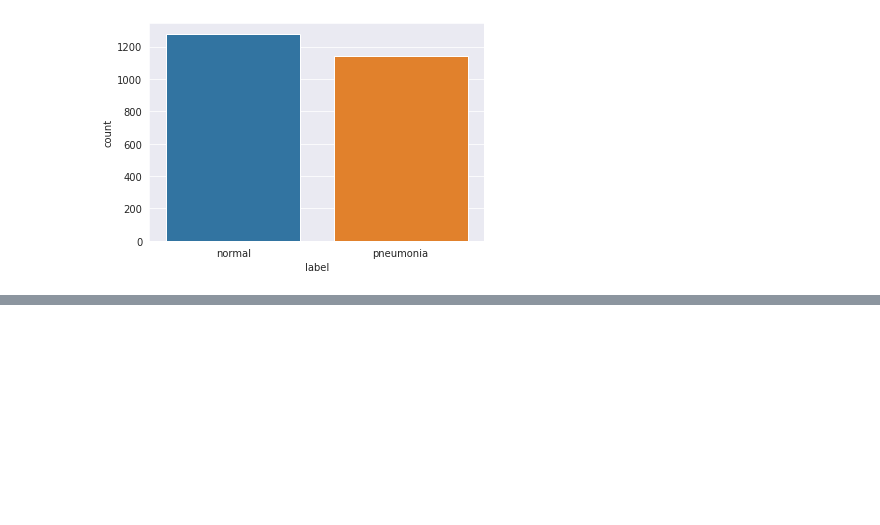
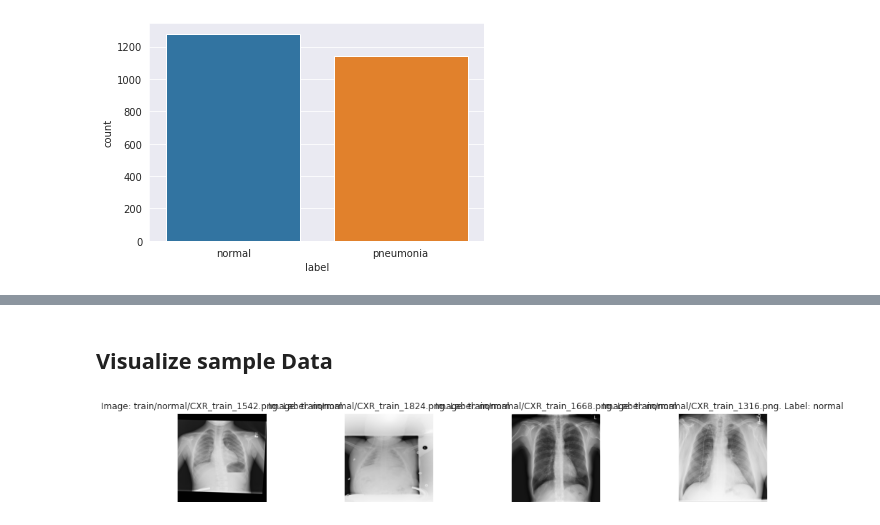
Before and after one commit to plaban1981/Pytorch_lightning, a Jupyter notebook: Pneumonia_Classification_Challenge_by_Segmind_pytorch_lightning.ipynb, the cells around one changed output, grey strips where cells are left out. Drawn from its saved outputs; the diff is of its cells as text; code cells hidden in the pictures; blank space fills up the shorter version.

```diff
--- a/Pneumonia_Classification_Challenge_by_Segmind_pytorch_lightning.ipynb
+++ b/Pneumonia_Classification_Challenge_by_Segmind_pytorch_lightning.ipynb
@@ -128,0 +141,17 @@ ds.__getitem__(1)
+# %% [markdown]
+## Visualize sample Data
+# %%
+selected_images = []
+path = "/content/content/pneumonia_dataset/"
+fig = plt.figure(figsize=(16, 16))
+for i in range(5):
+    for i, (idx, row) in enumerate(train_df.loc[train_df['label'] == "normal"].sample(4).iterrows()):
+        ax = fig.add_subplot(6, 4, 1* 4 + i + 1, xticks=[], yticks=[])
+        img = cv2.imread(f"{path}{row['filename']}")
+        img = cv2.cvtColor(img, cv2.COLOR_BGR2RGB)
+        plt.imshow(img)
+        ax.set_title(f"Image: {row['filename']}. Label: {row['label']}")
+        if i == 0:
+            selected_images.append(img)
+# %% [output]
+[figure, added]
```
Also changed, not shown: parts of 68 cells of this notebook.
